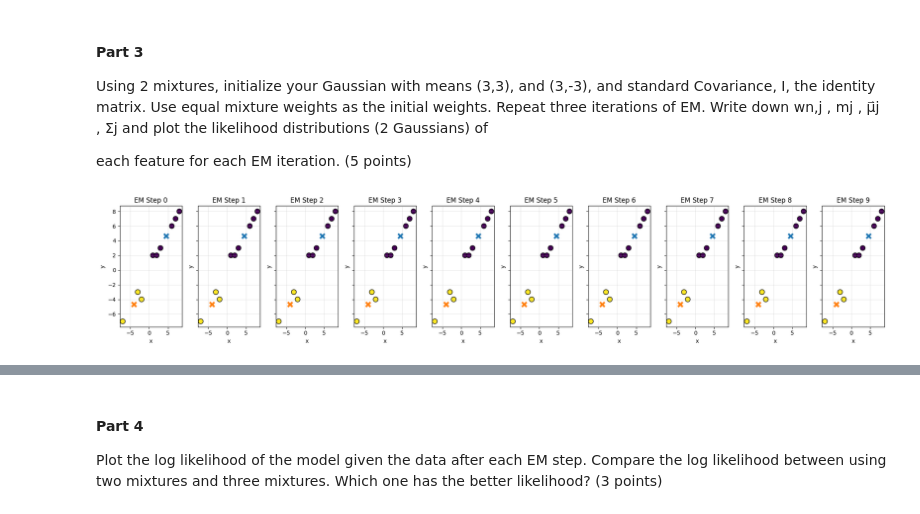
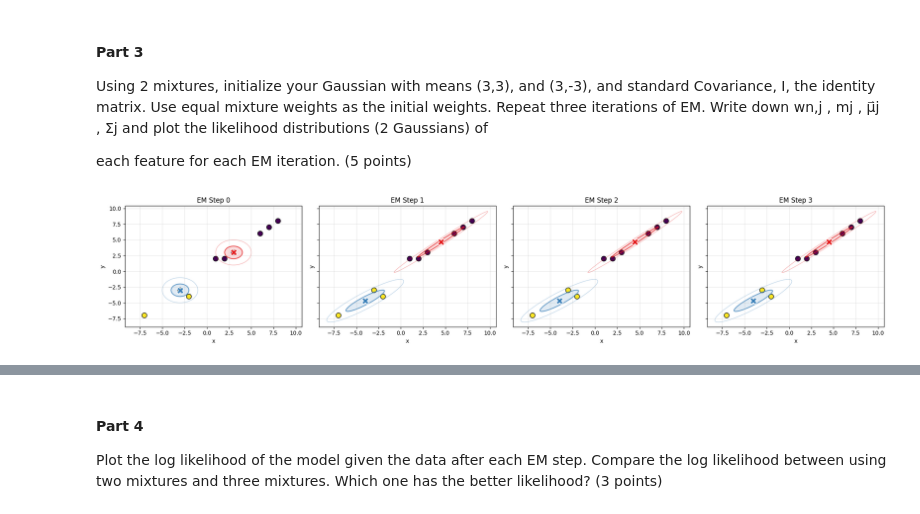
Before and after one commit to PavarisAsawa/PatternRecognition-Dimensionality_Reduction, a Jupyter notebook: Chapter1.ipynb, the cells around one changed output, grey strips where cells are left out. Cells and saved outputs as stored; diff of their text form; code cells hidden in the pictures.

```diff
--- a/Chapter1.ipynb
+++ b/Chapter1.ipynb
@@ -126,0 +225,22 @@ plt.show()
+# %%
+fig, ax = plt.subplots(1, 1, figsize=(8, 4), sharex=True, sharey=True)
+ax.scatter(X[:, 0], X[:, 1], c=labels_step, cmap='viridis',
+               s=60, edgecolors='k', linewidths=0.4, zorder=3)
+for j in range(k):
+    color = colors[j % len(colors)]
+    # Draw 1σ and 2σ confidence ellipses
+    draw_confidence_ellipse(ax, mu_step[j], sigma_step[j],
+                            n_std=1.0, color=color, alpha=0.15)
+    # draw_confidence_ellipse(ax, mu_step[j], sigma_step[j],
+    #                         n_std=2.0, color=color, alpha=0.05)
+    # Mean marker
+    ax.scatter(mu_step[j, 0], mu_step[j, 1],
+                marker='X', s=150, color=color,
+                edgecolors='white', linewidths=1.2, zorder=4)
+
+ax.set_title(f"EM Step {step}", fontsize=11)
+ax.set_xlabel("x")
+ax.set_ylabel("y")
+ax.grid(True, alpha=0.3)
+plt.tight_layout()
+plt.show()
@@ -166,36 +288,46 @@ w_2 = np.zeros((n_samples, k_2))
 # %%
 history = []
 w_2 = compute_responsibilities(X, mu_2, sigma_2, phi_2)
-history.append((0, mu_2.copy(), phi_2.copy(), np.argmax(w_2, axis=1)))
+history.append((0, mu_2.copy(), sigma_2.copy(), phi_2.copy(), np.argmax(w_2, axis=1)))
 # Calculate initial Log-Likelihood before any updates
 initial_ll_2 = sum(np.log(sum(phi_2[j] * mvn_pdf(x, mu_2[j], sigma_2[j]) for j in range(k_2))) for x in X)
 log_likelihoods_2 = []
 log_likelihoods_2.append(initial_ll_2)
 
-for step in range(1, 10):
+for step in range(1, 4):
     n_j = np.sum(w_2, axis=0)
     for j in range(k_2):
         phi_2[j] = n_j[j] / n_samples
         mu_2[j] = (w_2[:, j] @ X) / n_j[j]
         diff = X - mu_2[j]
         sigma_2[j] = (w_2[:, j] * diff.T @ diff) / n_j[j] + np.eye(n_features) * 1e-6
     w_2 = compute_responsibilities(X, mu_2, sigma_2, phi_2)
-    history.append((step, mu_2.copy(), phi_2.copy(), np.argmax(w_2, axis=1)))
+    history.append((step, mu_2.copy(), sigma_2.copy(), phi_2.copy(), np.argmax(w_2, axis=1)))
     ll = sum(np.log(sum(phi_2[j] * mvn_pdf(x, mu_2[j], sigma_2[j]) for j in range(k_2))) for x in X)
     log_likelihoods_2.append(ll)
 
 # Plot cluster assignments at each step
-fig, axes = plt.subplots(1, 10, figsize=(20, 4), sharex=True, sharey=True)
-for ax, (step, mu_step, phi_step, labels_step) in zip(axes, history):
+fig, axes = plt.subplots(1, 4, figsize=(20, 4), sharex=True, sharey=True)
+for ax, (step, mu_step, sigma_step, phi_step, labels_step) in zip(axes, history):
     ax.scatter(X[:, 0], X[:, 1], c=labels_step, cmap='viridis', s=80, edgecolors='k')
     for j in range(k_2):
-        ax.scatter(mu_step[j, 0], mu_step[j, 1], marker='X', s=150, c=f'C{j}', edgecolors='white')
+        # ax.scatter(mu_step[j, 0], mu_step[j, 1], marker='X', s=150, c=f'C{j}', edgecolors='white')
+        color = colors[j % len(colors)]
+        # Draw 1σ and 2σ confidence ellipses
+        draw_confidence_ellipse(ax, mu_step[j], sigma_step[j],
+                                n_std=1.0, color=color, alpha=0.15)
+        # draw_confidence_ellipse(ax, mu_step[j], sigma_step[j],
+        #                         n_std=2.0, color=color, alpha=0.05)
+        # Mean marker
+        ax.scatter(mu_step[j, 0], mu_step[j, 1],
+                   marker='X', s=150, color=color,
+                   edgecolors='white', linewidths=1.2, zorder=4)
     ax.set_title(f"EM Step {step}")
     ax.set_xlabel("x")
     ax.set_ylabel("y")
     ax.grid(True, alpha=0.3)
 labels = np.argmax(w_2, axis=1)
 plt.tight_layout()
 plt.show()
 # %% [output]
-[figure, old version]
+[figure, new version]
```
Also changed, not shown: parts of 8 cells of this notebook.
